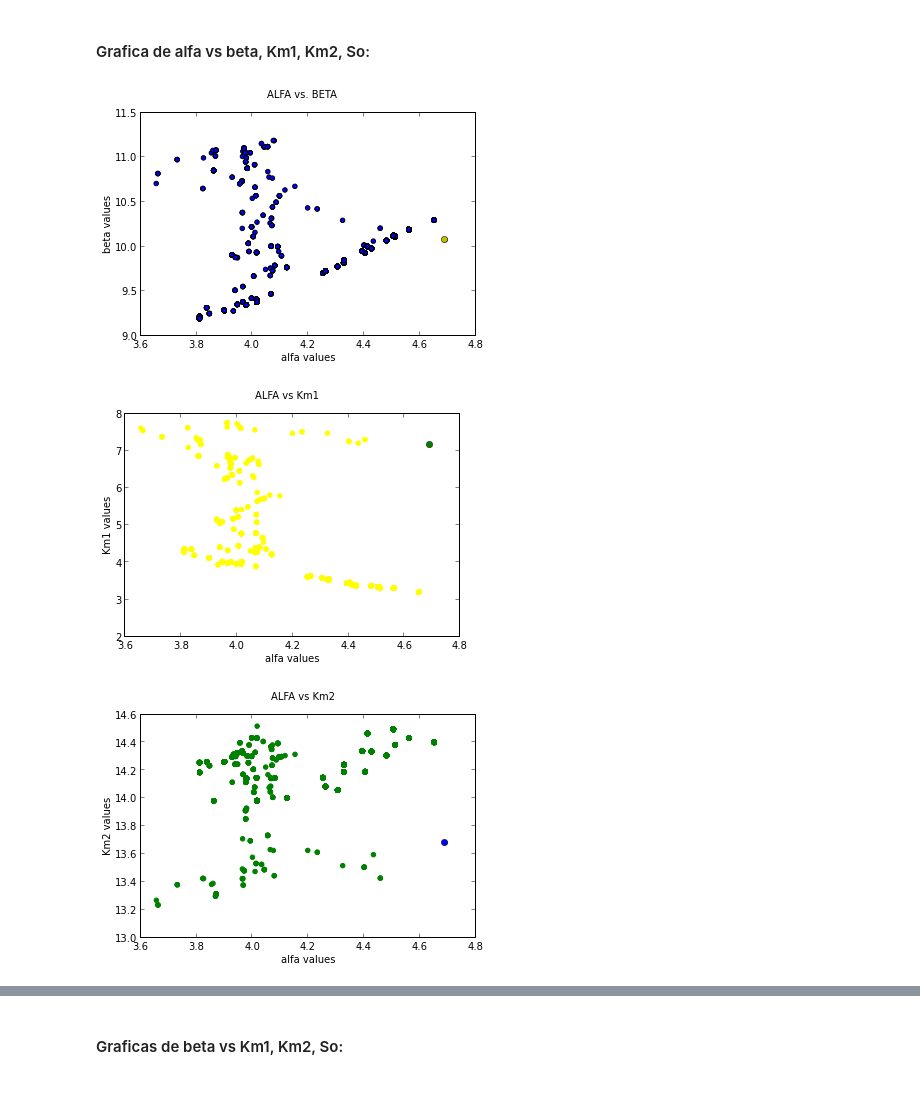
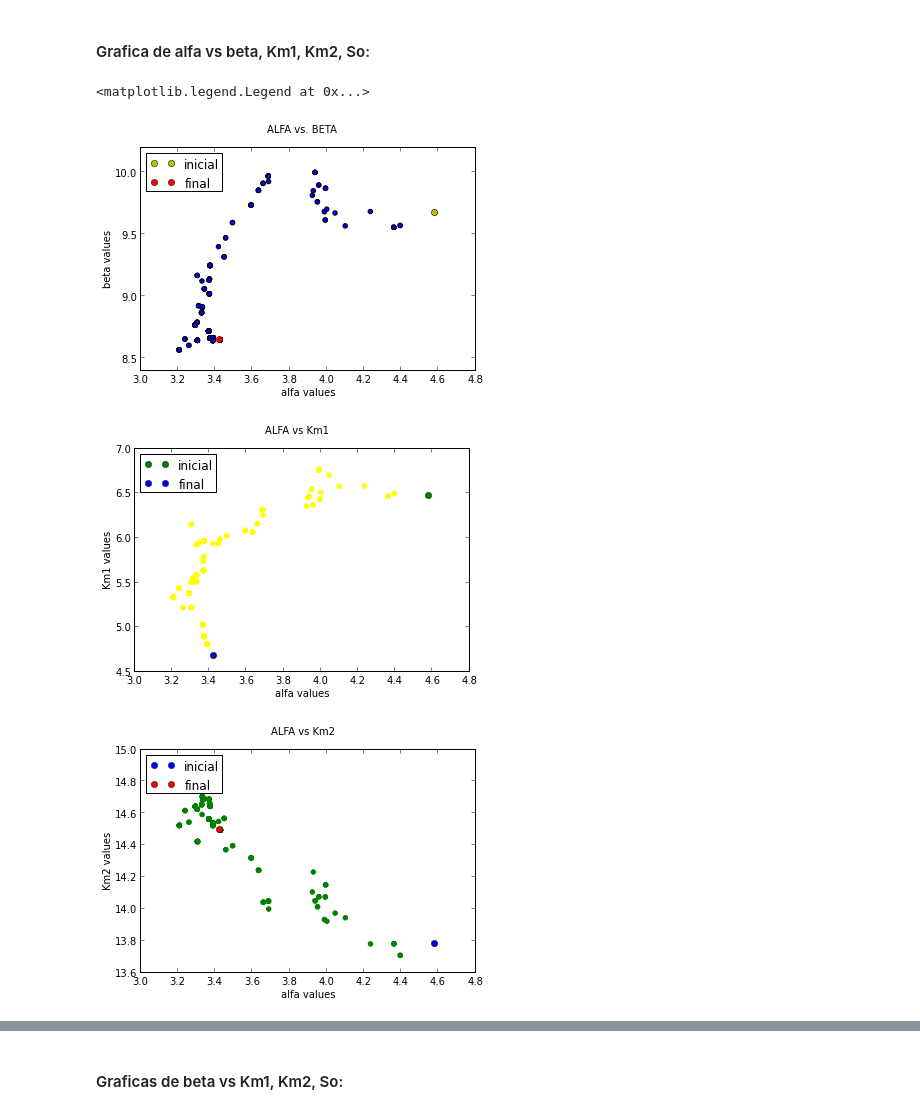
Before and after one commit to nana0220/Tarea_8, a Jupyter notebook: Tarea8.ipynb, the cells around one changed output, grey strips where cells are left out. Cells and saved outputs as stored; diff of their text form; code cells hidden in the pictures.

```diff
--- a/Tarea8.ipynb
+++ b/Tarea8.ipynb
@@ -113,7 +114,7 @@ def filtrar(p_init,time_obs,t,n1):
     return p_init_fil
 # %%
 #Algorithm
-n_iteraciones=5000
+n_iteraciones=800
 n_points=((30-5)*100)+1
 t=linspace(5,30,n_points)
 CHI=empty(0)
@@ -210,37 +209,42 @@ plt.rc('lines', linewidth = 1)
 plt.rc('font', size = 10)
 plt.suptitle('ALFA vs. BETA')
 plt.scatter(alfa_walk,beta_walk)
-plt.plot(alfa_walk[0],beta_walk[0],"yo")
+plt.plot(alfa_walk[0],beta_walk[0],"yo", label="inicial")
+plt.plot(alfa_walk[n_iteraciones],beta_walk[n_iteraciones],"ro", label="final")
 plt.xlabel('alfa values')
 plt.ylabel('beta values')
 plt.legend(loc=2)
 
 
 plt.figure('2')
 plt.suptitle('ALFA vs Km1')
 plt.scatter(alfa_walk,Km1_walk,color='yellow')
-plt.plot(alfa_walk[0],Km1_walk[0],"go")
+plt.plot(alfa_walk[0],Km1_walk[0],"go", label="inicial")
+plt.plot(alfa_walk[n_iteraciones],Km1_walk[n_iteraciones],"bo", label="final")
 plt.xlabel('alfa values')
 plt.ylabel('Km1 values')
 plt.legend(loc=2)
 
 plt.figure('3')
 plt.suptitle('ALFA vs Km2')
 plt.scatter(alfa_walk,Km2_walk, color='green')
-plt.plot(alfa_walk[0],Km2_walk[0],"bo")
+plt.plot(alfa_walk[0],Km2_walk[0],"bo", label="inicial")
+plt.plot(alfa_walk[n_iteraciones],Km2_walk[n_iteraciones],"ro", label="final")
 plt.xlabel('alfa values')
 plt.ylabel('Km2 values')
 plt.legend(loc=2)
 
 
 plt.figure('4')
 plt.suptitle('ALFA vs So')
 plt.scatter(alfa_walk,So_walk,color='red')
-plt.plot(alfa_walk[0],So_walk[0],"go")
+plt.plot(alfa_walk[0],So_walk[0],'go', label='inicial')
+plt.plot(alfa_walk[n_iteraciones],So_walk[n_iteraciones],'yo', label="final")
 plt.xlabel('alfa values')
 plt.ylabel('So values')
 plt.legend(loc=2)
 # %% [output]
+<matplotlib.legend.Legend at 0x...>
-[figure, old version]
+[figure, new version]
-[figure, old version]
+[figure, new version]
-[figure, old version]
+[figure, new version]
```
Also changed, not shown: parts of 13 cells of this notebook.
